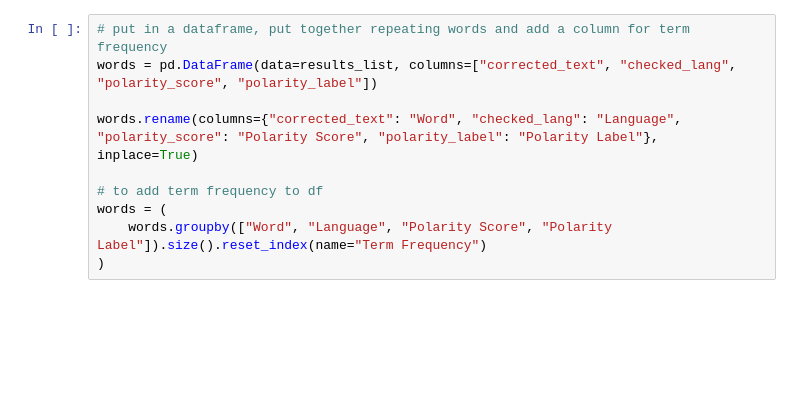
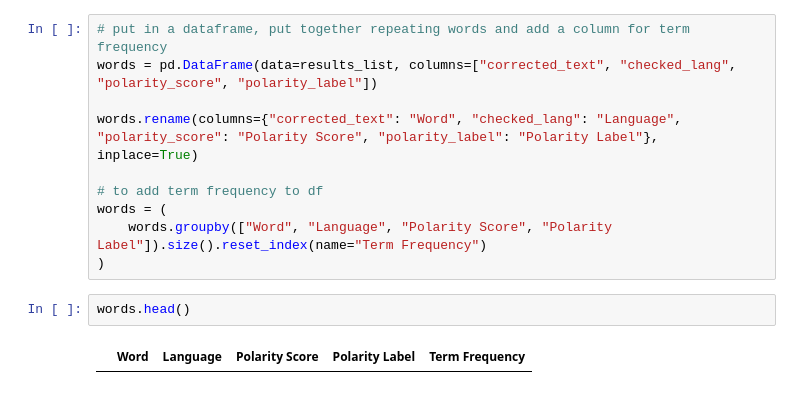
Before and after one commit to delightaheebwa/ug-tiktok, a Jupyter notebook: notebooks/run.ipynb, the cells around one changed output. Saved outputs shown, nothing was run; the diff lists cells and outputs as text; blank space fills up the shorter version.

```diff
--- a/notebooks/run.ipynb
+++ b/notebooks/run.ipynb
@@ -189,3 +266,7 @@ words.rename(columns={"corrected_text": "Word", "checked_lang": "Language", "pol
 words = (
     words.groupby(["Word", "Language", "Polarity Score", "Polarity Label"]).size().reset_index(name="Term Frequency")
 )
+# %%
+words.head()
+# %% [output]
+|  | Word | Language | Polarity Score | Polarity Label | Term Frequency |
```
Also changed, not shown: parts of 10 cells of this notebook, 3 other files.
